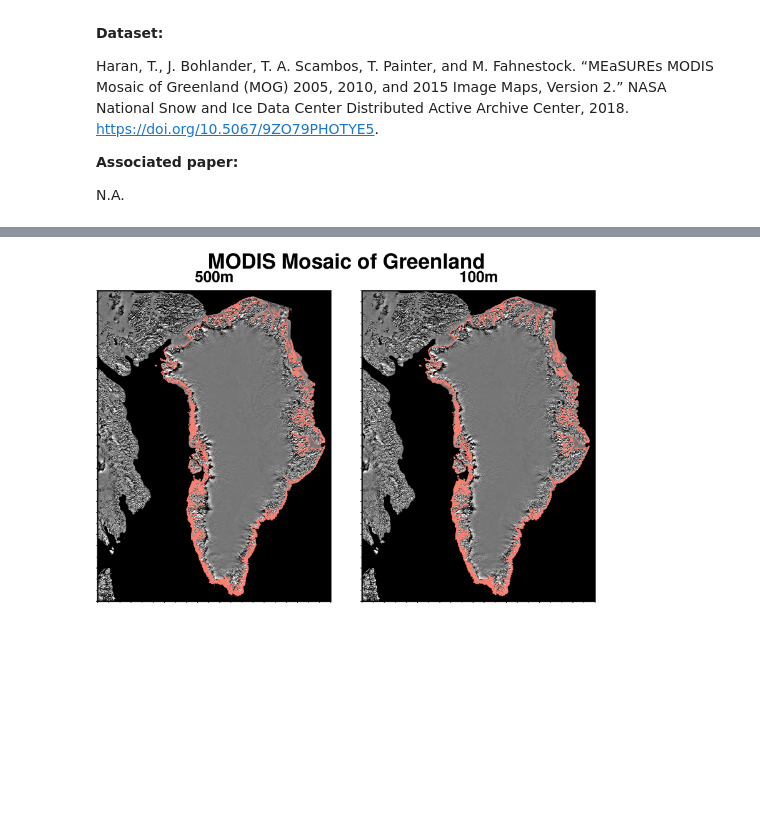
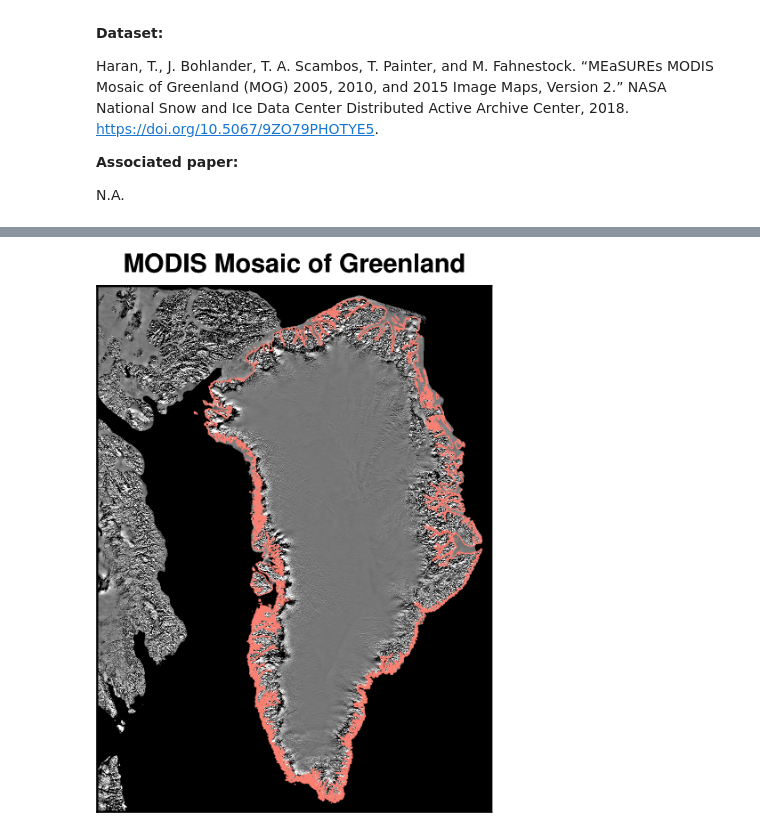
Before and after one commit to mdtanker/polartoolkit, a Jupyter notebook: docs/datasets/greenland_arctic/modis_mog.ipynb, the cells around one changed output, grey strips where cells are left out. Drawn from its saved outputs; the diff is of its cells as text; code cells hidden in the pictures; blank space fills up the shorter version.

```diff
--- a/docs/datasets/greenland_arctic/modis_mog.ipynb
+++ b/docs/datasets/greenland_arctic/modis_mog.ipynb
@@ -73,12 +26,16 @@ grid registration: p
+# %%
+data = fetch.modis(
+    # choose which resolution to use
+    version="500m",
+    # version="100m"
+)
 # %%
-fig = maps.subplots(
-    grids,
-    fig_title="MODIS Mosaic of Greenland",
-    subplot_titles=versions,
+fig = maps.plot_grd(
+    data,
+    title="MODIS Mosaic of Greenland",
     modis=True,  # this automatically uses a nice colorscale for modis data
     coast=True,
     coast_pen="0.6p,salmon",
 )
-
 fig.show(dpi=200)
 # %% [output]
@@ -105 +44 @@ Warning 1: The definition of geographic CRS EPSG:4326 got from GeoTIFF keys is n
-[figure, old version]
+[figure, new version]
```
Also changed, not shown: parts of 3 cells of this notebook, 46 other files.
